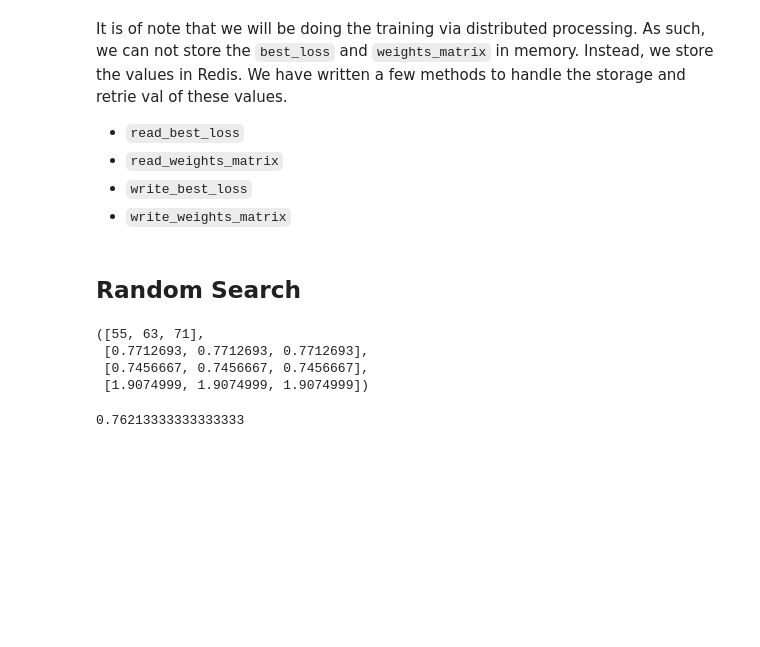
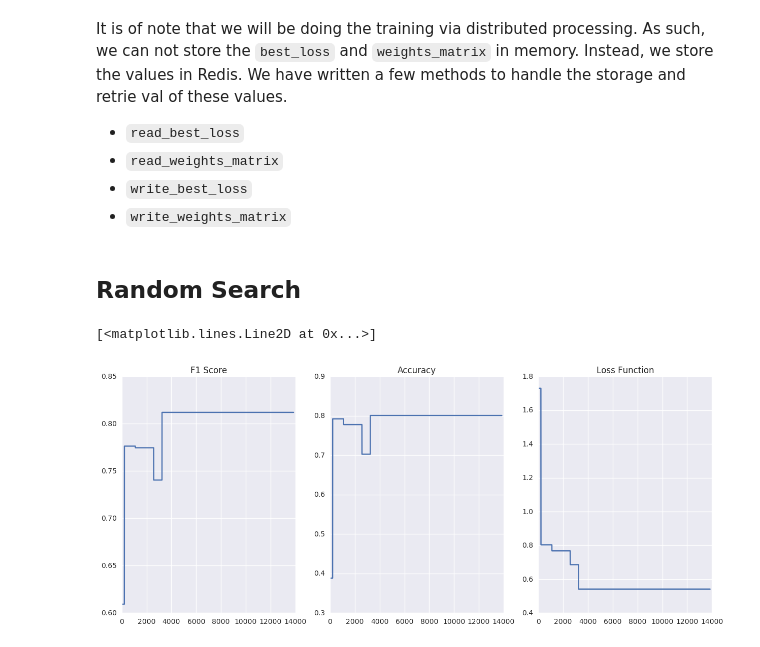
Before and after one commit to joshuacook/redhat, a Jupyter notebook: ipynb/7.01 Refinement - Learning via Random Search.ipynb, the cells around one changed output. Drawn from its saved outputs; the diff is of its cells as text; code cells hidden in the pictures; blank space fills up the shorter version.

```diff
--- a/ipynb/7.01 Refinement - Learning via Random Search.ipynb
+++ b/ipynb/7.01 Refinement - Learning via Random Search.ipynb
@@ -19,17 +21,8 @@ It is of note that we will be doing the training via distributed processing. As
 - `write_best_loss`
 - `write_weights_matrix`
 # %%
-training_set, test_set = pull_training_and_test_sets()
+training_set, test_set = pull_training_and_test_sets(limit=700000,split=.99)
 # %%
 features, outcomes = pull_and_shape_batch(action_ids=test_set)
 # %% [markdown]
 ## Random Search
-# %%
-initialize_training_session()
-
-for i in range(int(len(training_set)/100)):
-    Q.enqueue(train_via_random_search,
-              features,
-              outcomes,
-              action_ids=training_set[i*100:(i+1)*100],
-              gamma=0.001)
@@ -38,13 +29,26 @@ plot_vectors = prepare_plot_vectors(length=750)
-# %%
-plot_vectors
-# %% [output]
-([55, 63, 71],
- [0.7712693, 0.7712693, 0.7712693],
- [0.7456667, 0.7456667, 0.7456667],
- [1.9074999, 1.9074999, 1.9074999])
-# %%
-weights_matrix = get_weights_matrix()
-features, outcomes = pull_and_shape_batch(action_ids=test_set)
-measure_accuracy(weights_matrix, features, outcomes)
-# %% [output]
-0.76213333333333333
+# %%
+initialize_training_session()
+batch_size = 50
+for i in range(int(len(training_set)/batch_size)):
+    Q.enqueue(train_via_random_search,
+              action_ids=training_set[i*batch_size:(i+1)*batch_size],
+              gamma=0.001)
+counts, f_1_scores, \
+    accuracies, \
+    loss_values = prepare_plot_vectors(features,
+                                       outcomes,
+                                       length=int(len(training_set)/batch_size))
+
+plt.figure(figsize=(15,6))
+plt.subplot(1,3,1)
+plt.title('F1 Score')
+plt.plot(counts[1:], f_1_scores[1:])
+plt.subplot(1,3,2)
+plt.title('Accuracy')
+plt.plot(counts[1:], accuracies[1:])
+plt.subplot(133)
+plt.title('Loss Function')
+plt.plot(counts[1:], loss_values[1:])
+# %% [output]
+[<matplotlib.lines.Line2D at 0x...>]
+[figure, added]
```
Also changed, not shown: parts of 2 cells of this notebook, 17 other files.
